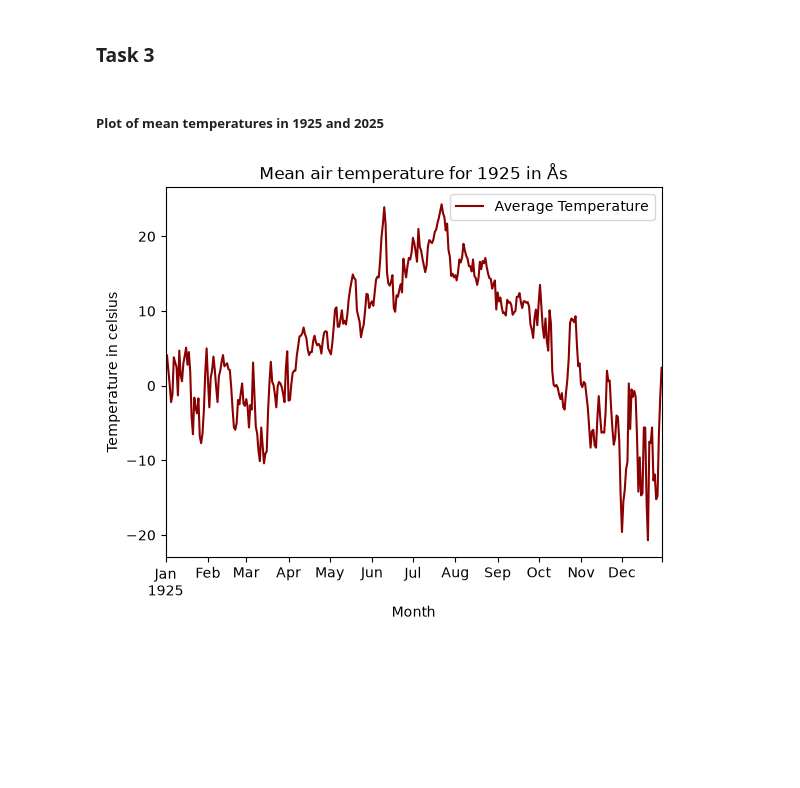
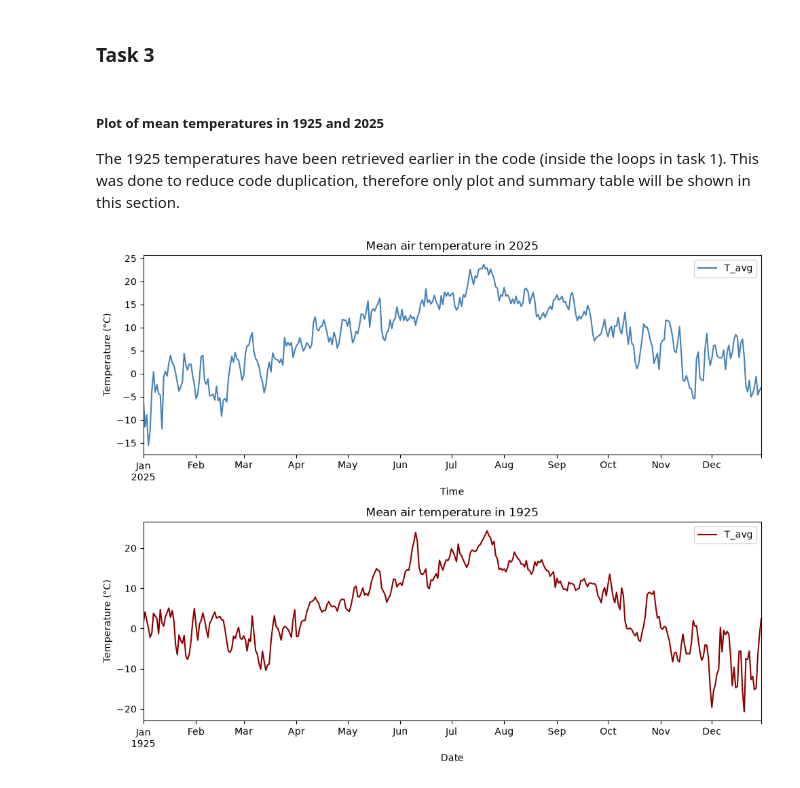
Before and after one commit to saturnBEEF/deliverable-1, a Jupyter notebook: main.ipynb, the cells around one changed output. Drawn from its saved outputs; the diff is of its cells as text; code cells hidden in the pictures; blank space fills up the shorter version.

Commit message:
2 different type of comparison plots

```diff
--- a/main.ipynb
+++ b/main.ipynb
@@ -127,18 +114,22 @@ assert r.status_code == 200
 # %% [markdown]
 ##### Plot of mean temperatures in 1925 and 2025
+The 1925 temperatures have been retrieved earlier in the code (inside the loops in task 1).
+This was done to reduce code duplication, therefore only plot and summary table will be shown in this section.
 # %%
+fig, axes = plt.subplots(2, 1, figsize=(10, 8))
 
-df_1925.plot(
-    y="T_avg",
-    kind="line",
-    color="darkred",
-    label="Average Temperature"
-    )
+df_2025.plot(y="T_avg", kind="line", color="steelblue", ax=axes[0])
+axes[0].set_title("Mean air temperature in 2025")
+axes[0].set_ylabel("Temperature (°C)")
+axes[0].minorticks_off()
 
-plt.minorticks_off() # Only showing monthly ticks
-plt.title("Mean air temperature for 1925 in Ås")
-plt.xlabel("Month")
-plt.ylabel("Temperature in celsius")
+df_1925.plot(y="T_avg", kind="line", color="darkred", ax=axes[1])
+axes[1].set_title("Mean air temperature in 1925")
+axes[1].set_ylabel("Temperature (°C)")
+axes[1].set_xlabel("Date")
+axes[1].minorticks_off()
+
+fig.tight_layout()
 plt.show()
 # %% [output]
-[figure, old version]
+[figure, new version]
```
Also changed, not shown: parts of 3 cells of this notebook.
